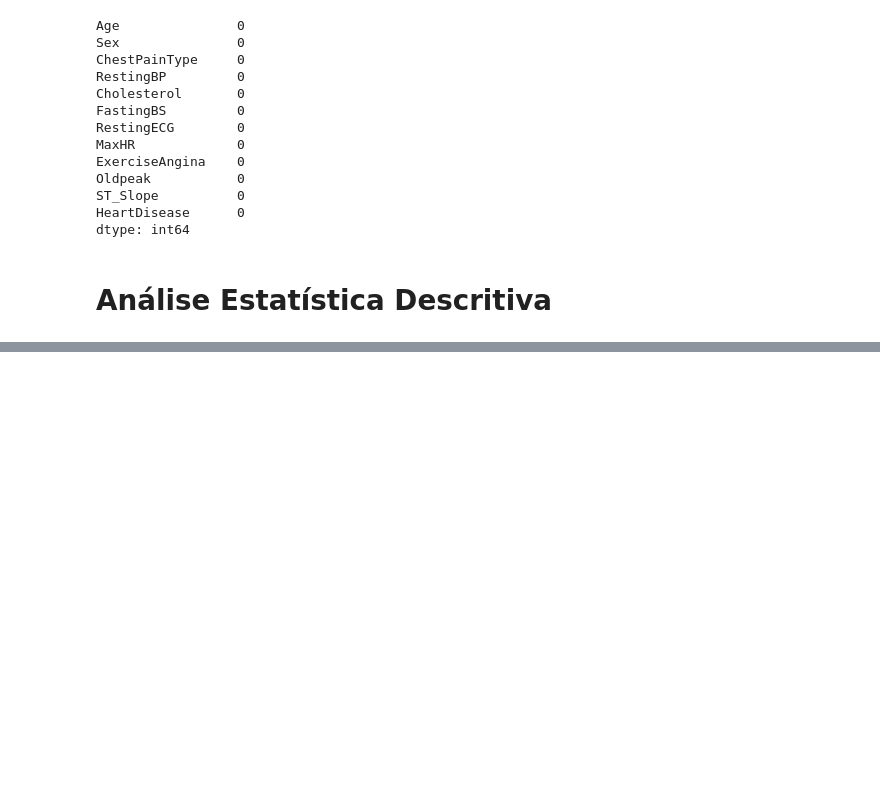
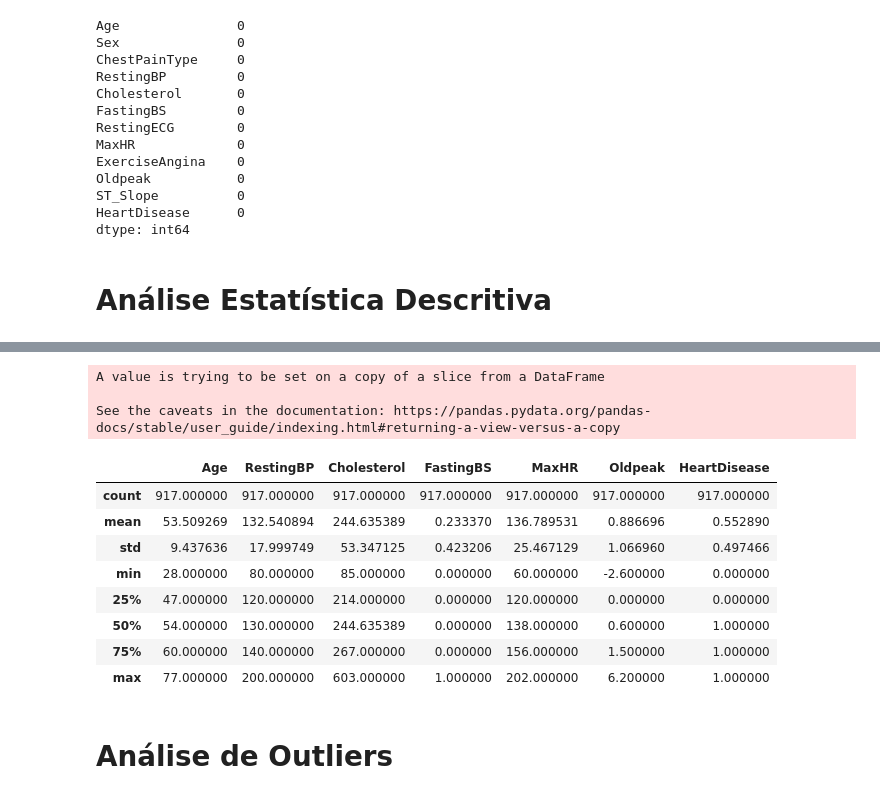
Before and after one commit to VitorKruel102/MachineLearningPython, a Jupyter notebook: ModelosClassificacao/tratamento_classificacao.ipynb, the cells around one changed output, grey strips where cells are left out. Saved outputs shown, nothing was run; the diff lists cells and outputs as text; code cells hidden in the pictures; blank space fills up the shorter version.

```diff
--- a/ModelosClassificacao/tratamento_classificacao.ipynb
+++ b/ModelosClassificacao/tratamento_classificacao.ipynb
@@ -314,0 +358,2 @@ dados2['Age'].fillna(10, inplace=True) #Substitui por 10 os NaN
+# %%
+dados2['Cholesterol'].replace(0, np.NaN, inplace=True)
@@ -314,0 +380,20 @@ dados2['Age'].fillna(10, inplace=True) #Substitui por 10 os NaN
+# %%
+dados2.fillna(dados2['Cholesterol'].mean(), inplace=True)
+# %% [output]
+A value is trying to be set on a copy of a slice from a DataFrame
+
+See the caveats in the documentation: https://pandas.pydata.org/pandas-docs/stable/user_guide/indexing.html#returning-a-view-versus-a-copy
+# %%
+dados2.describe()
+# %% [output]
+|  | Age | RestingBP | Cholesterol | FastingBS | MaxHR | Oldpeak | HeartDisease |
+| count | 917.000000 | 917.000000 | 917.000000 | 917.000000 | 917.000000 | 917.000000 | 917.000000 |
+| mean | 53.509269 | 132.540894 | 244.635389 | 0.233370 | 136.789531 | 0.886696 | 0.552890 |
+| std | 9.437636 | 17.999749 | 53.347125 | 0.423206 | 25.467129 | 1.066960 | 0.497466 |
+| min | 28.000000 | 80.000000 | 85.000000 | 0.000000 | 60.000000 | -2.600000 | 0.000000 |
+| 25% | 47.000000 | 120.000000 | 214.000000 | 0.000000 | 120.000000 | 0.000000 | 0.000000 |
+| 50% | 54.000000 | 130.000000 | 244.635389 | 0.000000 | 138.000000 | 0.600000 | 1.000000 |
+| 75% | 60.000000 | 140.000000 | 267.000000 | 0.000000 | 156.000000 | 1.500000 | 1.000000 |
+| max | 77.000000 | 200.000000 | 603.000000 | 1.000000 | 202.000000 | 6.200000 | 1.000000 |
+# %% [markdown]
+# Análise de Outliers
```
Also changed, not shown: parts of 17 cells of this notebook, 1 other file.
